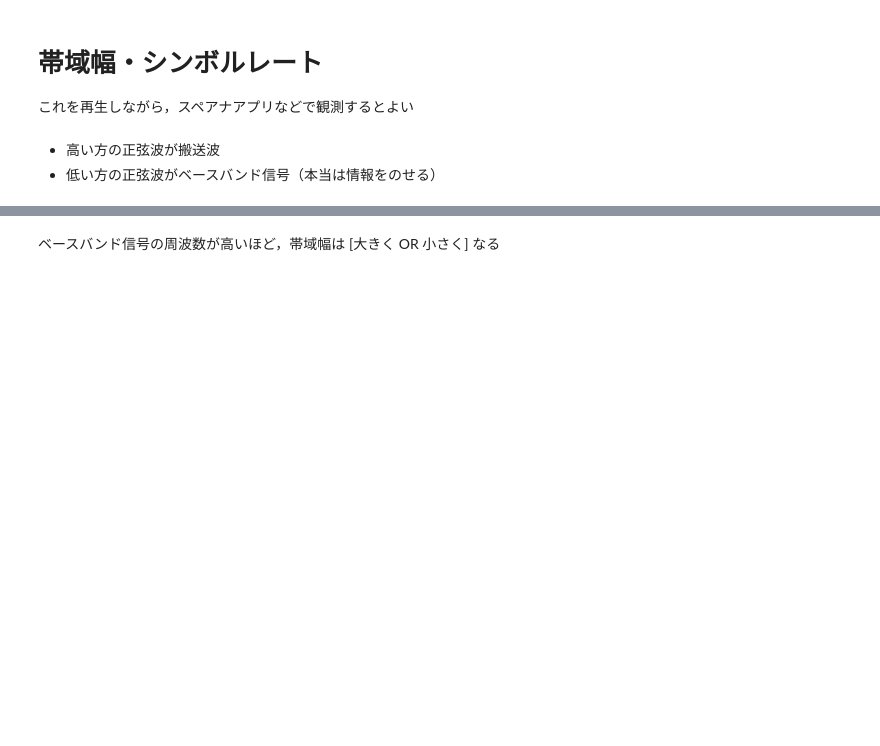
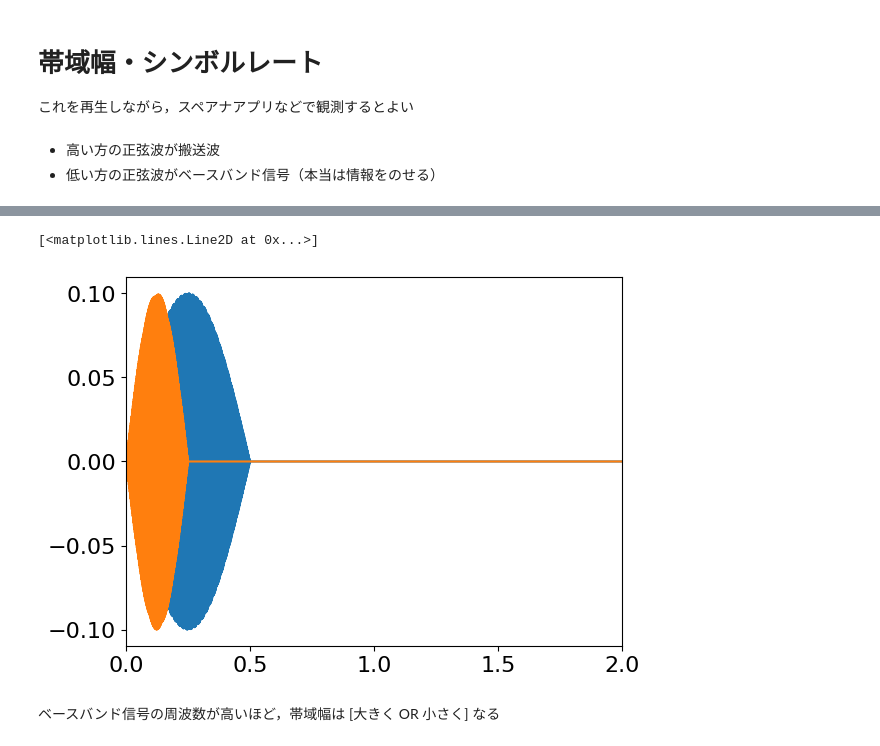
Before and after one commit to kojiyam/information-transmission-engineering, a Jupyter notebook: jd3_bandwidth.ipynb, the cells around one changed output, grey strips where cells are left out. Saved outputs shown, nothing was run; the diff lists cells and outputs as text; code cells hidden in the pictures; blank space fills up the shorter version.

```diff
--- a/jd3_bandwidth.ipynb
+++ b/jd3_bandwidth.ipynb
@@ -43,3 +50,12 @@ IPython.display.Audio(s1+s2+s3, rate = sampling_rate)
+# %%
+s1l = s1 * (t < 1/2)
+s2l = s2 * (t < 1/4)
+plt.xlim(0,2)
+plt.plot(t, s1l)
+plt.plot(t, s2l)
+# %% [output]
+[<matplotlib.lines.Line2D at 0x...>]
+[figure, added]
 # %% [markdown]
 ベースバンド信号の周波数が高いほど，帯域幅は [大きく OR 小さく] なる
 # %% [markdown]
```
Also changed, not shown: parts of 7 cells of this notebook.
